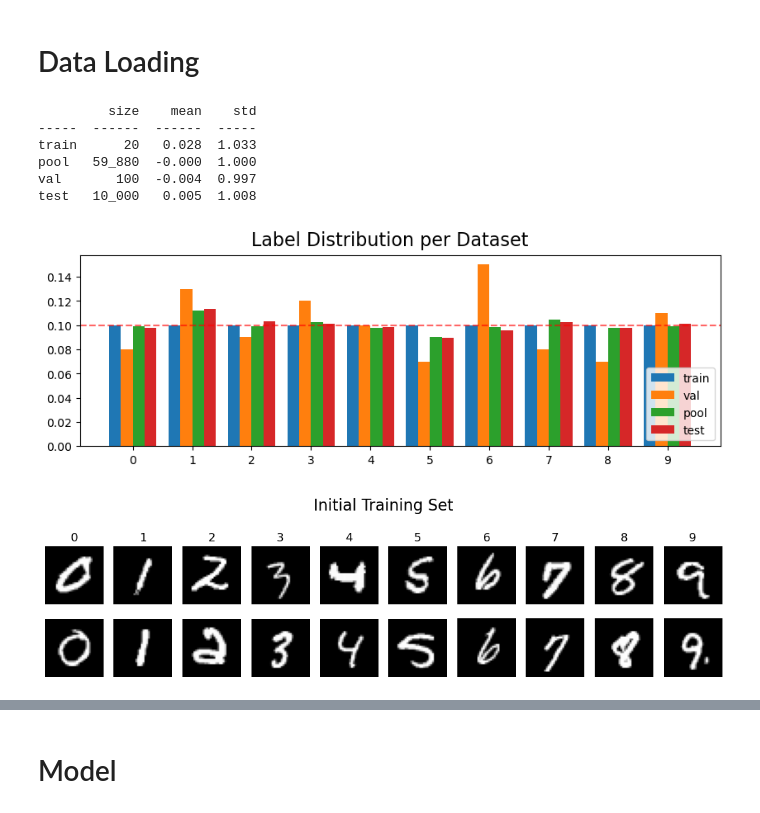
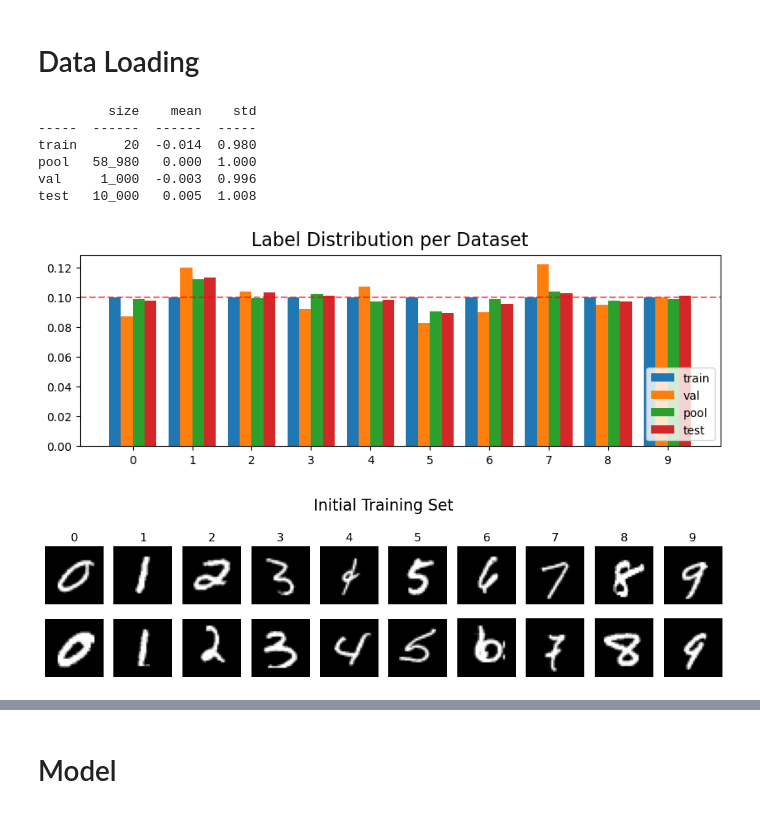
Before and after one commit to pilzpascal/2024s-bsc-practical-work, a Jupyter notebook: prototyping.ipynb, the cells around one changed output, grey strips where cells are left out. Saved outputs shown, nothing was run; the diff lists cells and outputs as text; code cells hidden in the pictures.

```diff
--- a/prototyping.ipynb
+++ b/prototyping.ipynb
@@ -122,25 +111,25 @@ def get_datasets(train_size=TRAIN_SIZE,
 # %%
 torch.manual_seed(SEED)
 np.random.seed(SEED)
 
 # get dataset, these are given as torch tensors
-X_train, y_train, X_pool, y_pool, X_val, y_val, X_test, y_test = get_datasets()
+X_train, y_train, X_pool, y_pool, X_val, y_val, X_test, y_test = get_datasets(val_size=1_000)
 
 # get val and test set and loader now
 # train and pool we get when we need since they change constantly
 val_set = torch.utils.data.TensorDataset(X_val, y_val)
 test_set = torch.utils.data.TensorDataset(X_test, y_test)
 val_loader = torch.utils.data.DataLoader(val_set, batch_size=4, shuffle=True)
 test_loader = torch.utils.data.DataLoader(test_set, batch_size=4, shuffle=True)
 
 # Printing and visualising some useful information
 visualise_datasets(X_train, y_train, X_pool, y_pool, X_val, y_val, X_test, y_test)
 # %% [output]
          size    mean    std
 -----  ------  ------  -----
-train      20   0.028  1.033
-pool   59_880  -0.000  1.000
-val       100  -0.004  0.997
+train      20  -0.014  0.980
+pool   58_980   0.000  1.000
+val     1_000  -0.003  0.996
 test   10_000   0.005  1.008
-[figure, old version]
+[figure, new version]
-[figure, old version]
+[figure, new version]
```
Also changed, not shown: parts of 4 cells of this notebook, 2 other files.
